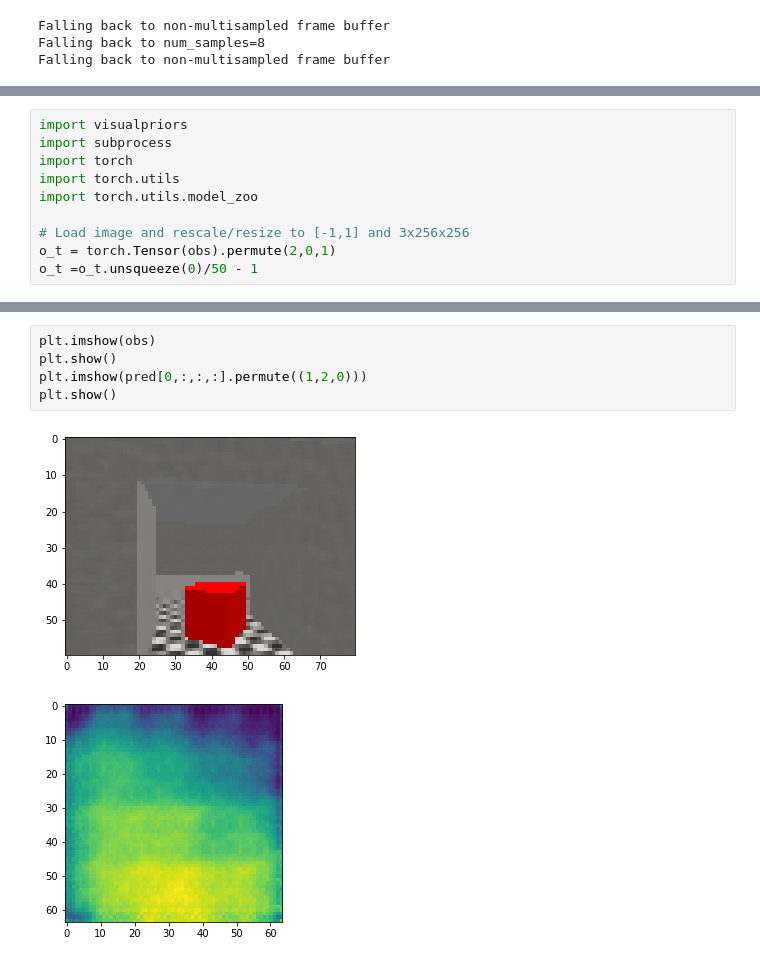
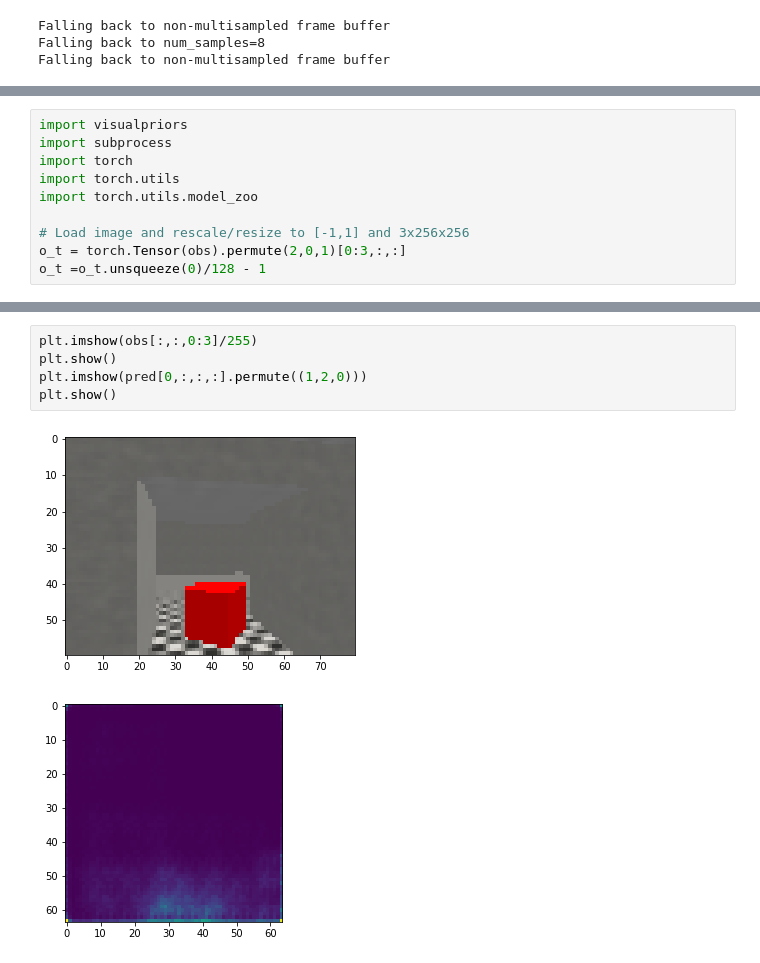
Before and after one commit to RenardDesNeiges/DRRN_miniworld, a Jupyter notebook: research/verify_env_priors.ipynb, the cells around one changed output, grey strips where cells are left out. Cells and saved outputs as stored; diff of their text form.

```diff
--- a/research/verify_env_priors.ipynb
+++ b/research/verify_env_priors.ipynb
@@ -44,8 +44,8 @@ import torch.utils
 import torch.utils.model_zoo
 
 # Load image and rescale/resize to [-1,1] and 3x256x256
-o_t = torch.Tensor(obs).permute(2,0,1)
-o_t =o_t.unsqueeze(0)/50 - 1
+o_t = torch.Tensor(obs).permute(2,0,1)[0:3,:,:]
+o_t =o_t.unsqueeze(0)/128 - 1
 # %%
 feature = 'keypoints3d'
 representation = visualpriors.representation_transform(o_t, feature, device='cpu') # phi(o_t) in the diagram below
@@ -107,11 +107,11 @@ time to compute edge_occlusion = 0.05087399482727051
 # %%
-plt.imshow(obs)
+plt.imshow(obs[:,:,0:3]/255)
 plt.show()
 plt.imshow(pred[0,:,:,:].permute((1,2,0)))
 plt.show()
 # %% [output]
 [figure]
-[figure, old version]
+[figure, new version]
 # %%
 from gym_miniworld.envs.sidewalk import Sidewalk
 
```
Also changed, not shown: parts of 4 cells of this notebook, 2 other files.
